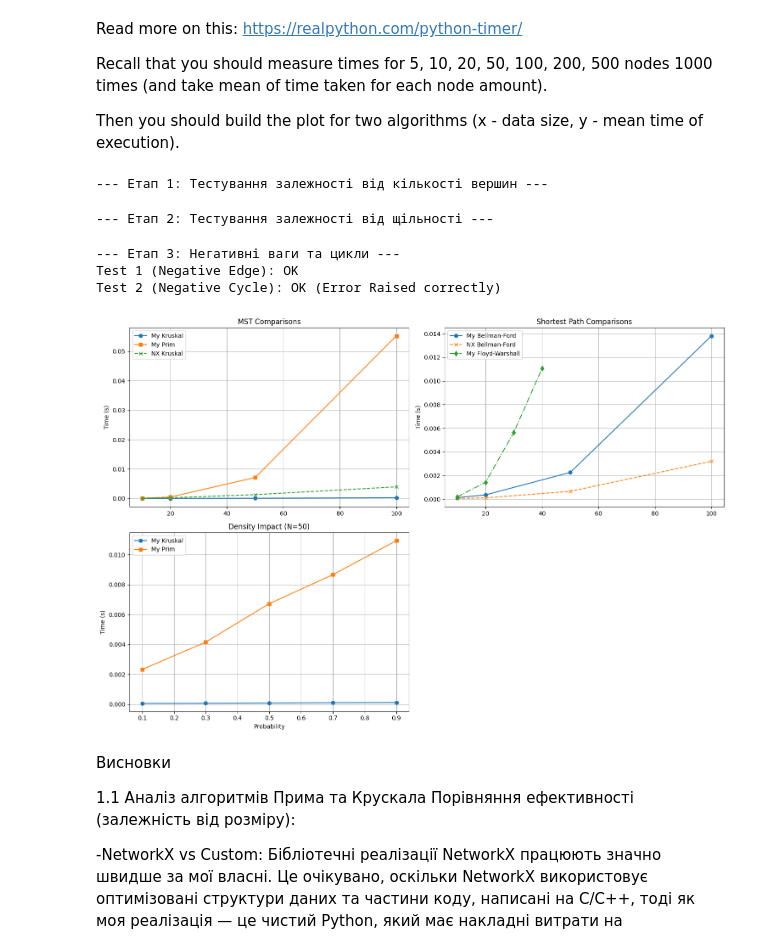
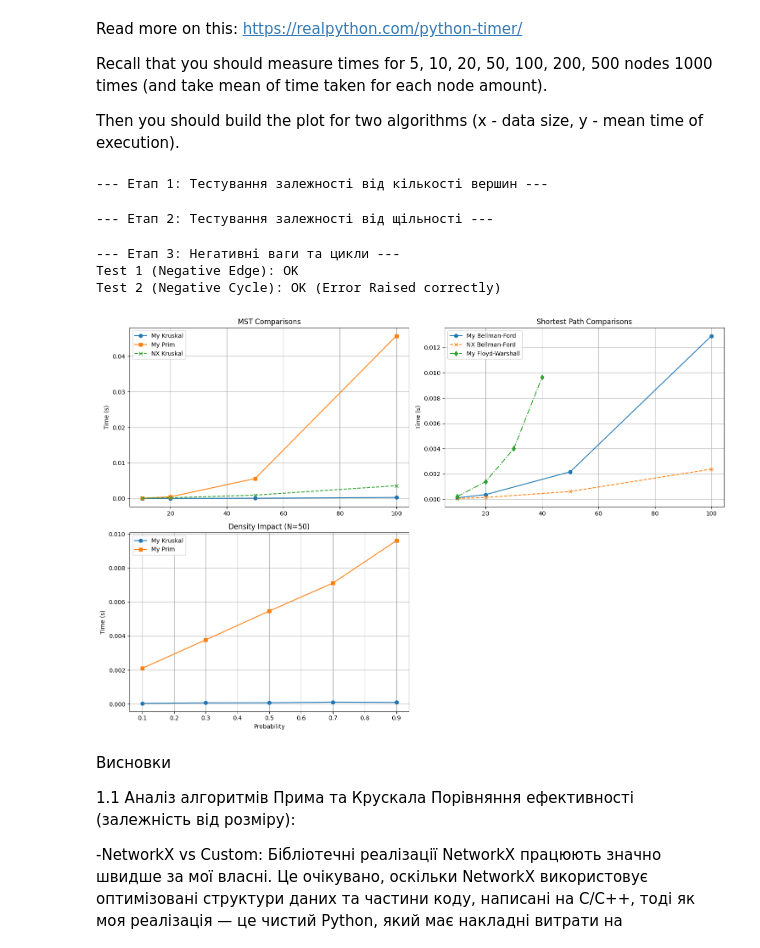
Before and after one commit to timlim24/Trees_lab, a Jupyter notebook: 8_Omelianchuk_Markhevka_Lab1_Trees.ipynb, the cells around one changed output. Cells and saved outputs as stored; diff of their text form; code cells hidden in the pictures.

```diff
--- a/8_Omelianchuk_Markhevka_Lab1_Trees.ipynb
+++ b/8_Omelianchuk_Markhevka_Lab1_Trees.ipynb
@@ -351,7 +360,7 @@ from tqdm import tqdm
 
 SIZES = [10, 20, 50, 100]
 SIZES_FW = [10, 20, 30, 40]
-NUM_RUNS = 5
+NUM_RUNS = 100
 
 results_mst = {'Size': SIZES, 'Kruskal_My': [], 'Kruskal_NX': [], 'Prim_My': [], 'Prim_NX': []}
 results_sp = {'Size': SIZES, 'Bellman_My': [], 'Bellman_NX': []}
@@ -435,34 +444,34 @@ except ValueError:
 
 fig, axes = plt.subplots(2, 2, figsize=(15, 10))
 
 axes[0, 0].plot(SIZES, results_mst['Kruskal_My'], 'o-', label='My Kruskal')
 axes[0, 0].plot(SIZES, results_mst['Prim_My'], 's-', label='My Prim')
 axes[0, 0].plot(SIZES, results_mst['Kruskal_NX'], 'x--', label='NX Kruskal')
 axes[0, 0].set_title('MST Comparisons')
 axes[0, 0].set_ylabel('Time (s)'); axes[0, 0].legend(); axes[0, 0].grid(True)
 
 axes[0, 1].plot(SIZES, results_sp['Bellman_My'], 'o-', label='My Bellman-Ford')
 axes[0, 1].plot(SIZES, results_sp['Bellman_NX'], 'x--', label='NX Bellman-Ford')
 axes[0, 1].plot(SIZES_FW, results_fw['Floyd_My'], 'd-.', label='My Floyd-Warshall')
 axes[0, 1].set_title('Shortest Path Comparisons')
 axes[0, 1].set_ylabel('Time (s)'); axes[0, 1].legend(); axes[0, 1].grid(True)
 
 axes[1, 0].plot(probabilities, density_kruskal, 'o-', label='My Kruskal')
 axes[1, 0].plot(probabilities, density_prim, 's-', label='My Prim')
 axes[1, 0].set_title(f'Density Impact (N={fixed_n})')
 axes[1, 0].set_xlabel('Probability'); axes[1, 0].set_ylabel('Time (s)')
 axes[1, 0].legend(); axes[1, 0].grid(True)
 
 axes[1, 1].axis('off')
 plt.tight_layout()
 plt.show()
 # %% [output]
 --- Етап 1: Тестування залежності від кількості вершин ---
 --- Етап 2: Тестування залежності від щільності ---
 --- Етап 3: Негативні ваги та цикли ---
 Test 1 (Negative Edge): OK
 Test 2 (Negative Cycle): OK (Error Raised correctly)
-[figure, old version]
+[figure, new version]
 # %% [markdown]
 Висновки
 
```
Also changed, not shown: parts of 10 cells of this notebook.
